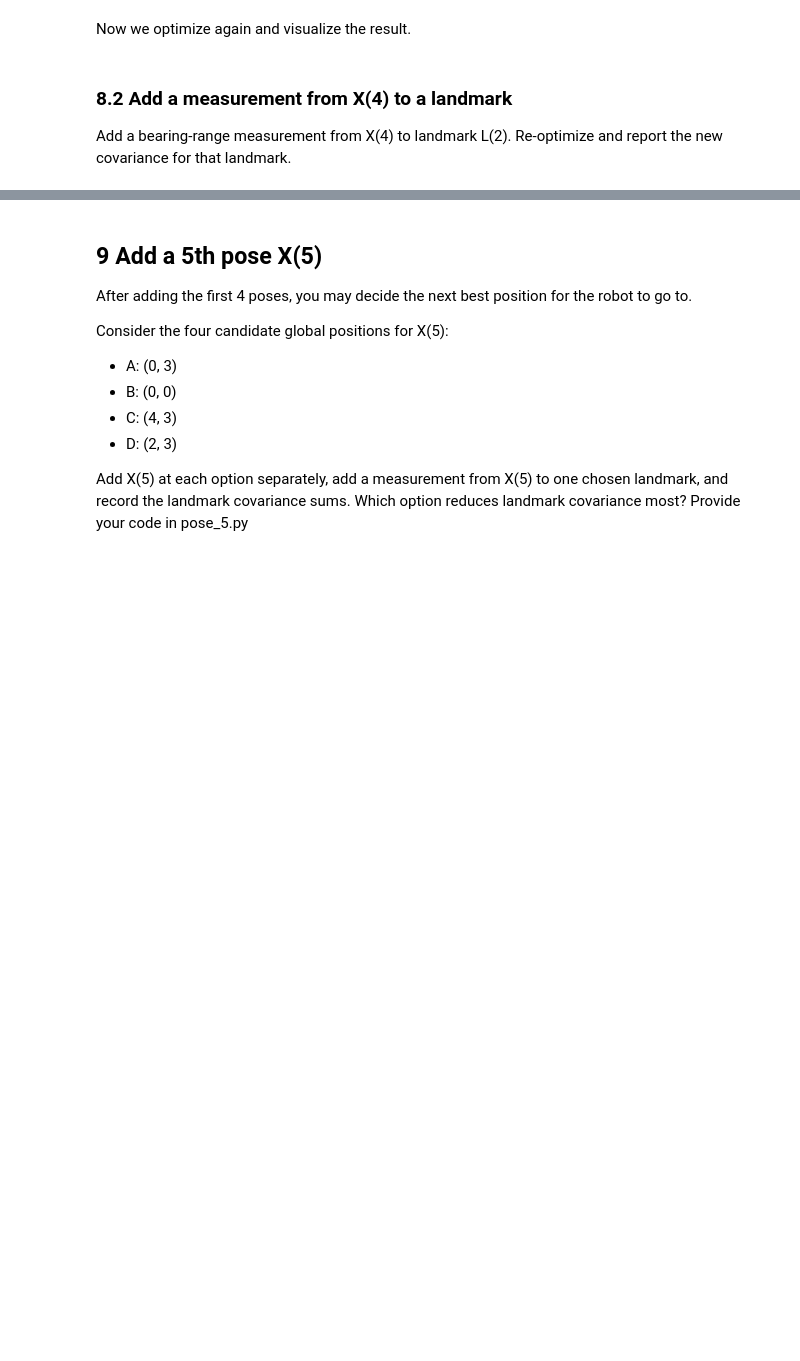
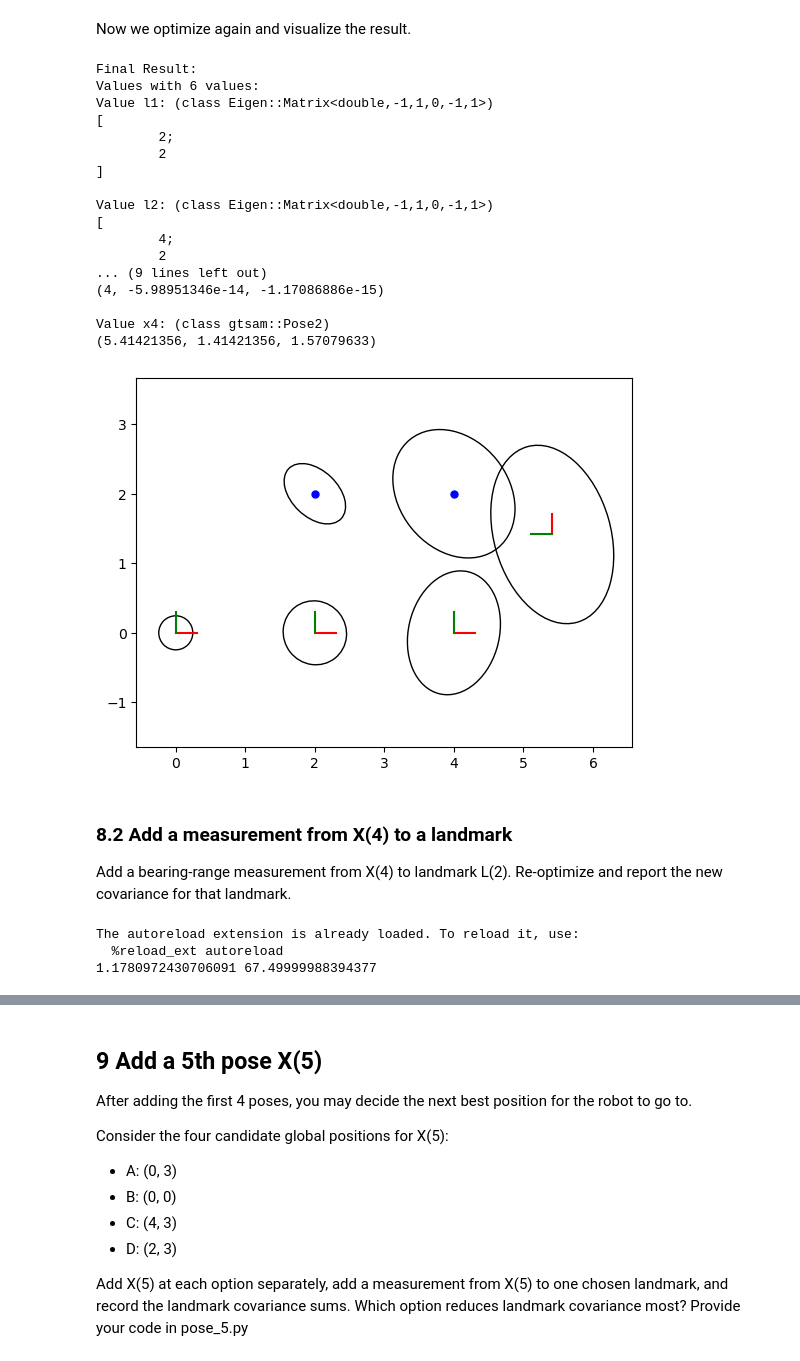
Before and after one commit to TUe-4TB00/graph-slam-graded-ohotnx, a Jupyter notebook: assignment.ipynb, the cells around one changed output, grey strips where cells are left out. Drawn from its saved outputs; the diff is of its cells as text; code cells hidden in the pictures; blank space fills up the shorter version.

```diff
--- a/assignment.ipynb
+++ b/assignment.ipynb
@@ -329,18 +322,68 @@ Now we optimize again and visualize the result.
 # %%
 # Optimize using Levenberg-Marquardt optimization.
 
 # Perform the optimization
 
+# Creating LM parameters (`gtsam.LevenbergMarquardtParams`). We'll use the defaults.
+params = gtsam.LevenbergMarquardtParams()
+# Creating the optimizer instance, providing the graph, initial estimate, and parameters.
+optimizer = gtsam.LevenbergMarquardtOptimizer(graph, initial_estimate, params)
+# Running the optimization
+result = optimizer.optimize()
+# Print the optimized result
+print("\nFinal Result:\n{}".format(result))
+
 
 # Calculate marginal covariances for all variables.
+marginals = gtsam.Marginals(graph, result)
 
 # Visualize the updated factor graph
 
 
 # Plot 2D poses
 
 
 # Plot 2D landmarks
+
+fig = plt.figure(2)
+axes = fig.add_subplot()
+axes = fig.axes[0]
+
+# Plot 2D poses
+poses = gtsam.utilities.allPose2s(result)
+for key in poses.keys():
+    pose = poses.atPose2(key)
+    covariance = marginals.marginalCovariance(key)
+
+    gp.plot_pose2_on_axes(axes, pose, covariance=covariance, axis_length=0.3)
+
+# Plot 2D landmarks
+landmarks: np.ndarray = gtsam.utilities.extractPoint2(result)  # 2xn array
+for j, landmark in enumerate(landmarks):
+    gp.plot_point2_on_axes(axes, landmark, linespec="b")
+    covariance = marginals.marginalCovariance(L(j+1))
+    gp.plot_covariance_ellipse_2d(axes, landmark, covariance=covariance)
+
+axes.set_aspect("equal", adjustable="datalim")
+# %% [output]
+Final Result:
+Values with 6 values:
+Value l1: (class Eigen::Matrix<double,-1,1,0,-1,1>)
+[
+        2;
+        2
+]
+
+Value l2: (class Eigen::Matrix<double,-1,1,0,-1,1>)
+[
+        4;
+        2
+... (9 lines left out)
+(4, -5.98951346e-14, -1.17086886e-15)
+
+Value x4: (class gtsam::Pose2)
+(5.41421356, 1.41421356, 1.57079633)
+[figure, added]
 # %% [markdown]
 ### 8.2 Add a measurement from X(4) to a landmark
 
@@ -353,6 +396,10 @@ Add a bearing-range measurement from X(4) to landmark L(2). Re-optimize and repo
 # TODO: Add the measurement from X(4) to landmark L(2) in add_landmark_measurement.py
 from src.add_landmark_measurement import add_landmark_measurement
 graph = add_landmark_measurement(graph, initial_estimate, result)
+# %% [output]
+The autoreload extension is already loaded. To reload it, use:
+  %reload_ext autoreload
+1.1780972430706091 67.49999988394377
 # %%
 # Run this cell to test your implementation
 # The exclamation markt is used to run shell commands from within the notebook
```
Also changed, not shown: parts of 6 cells of this notebook, 1 other file.
